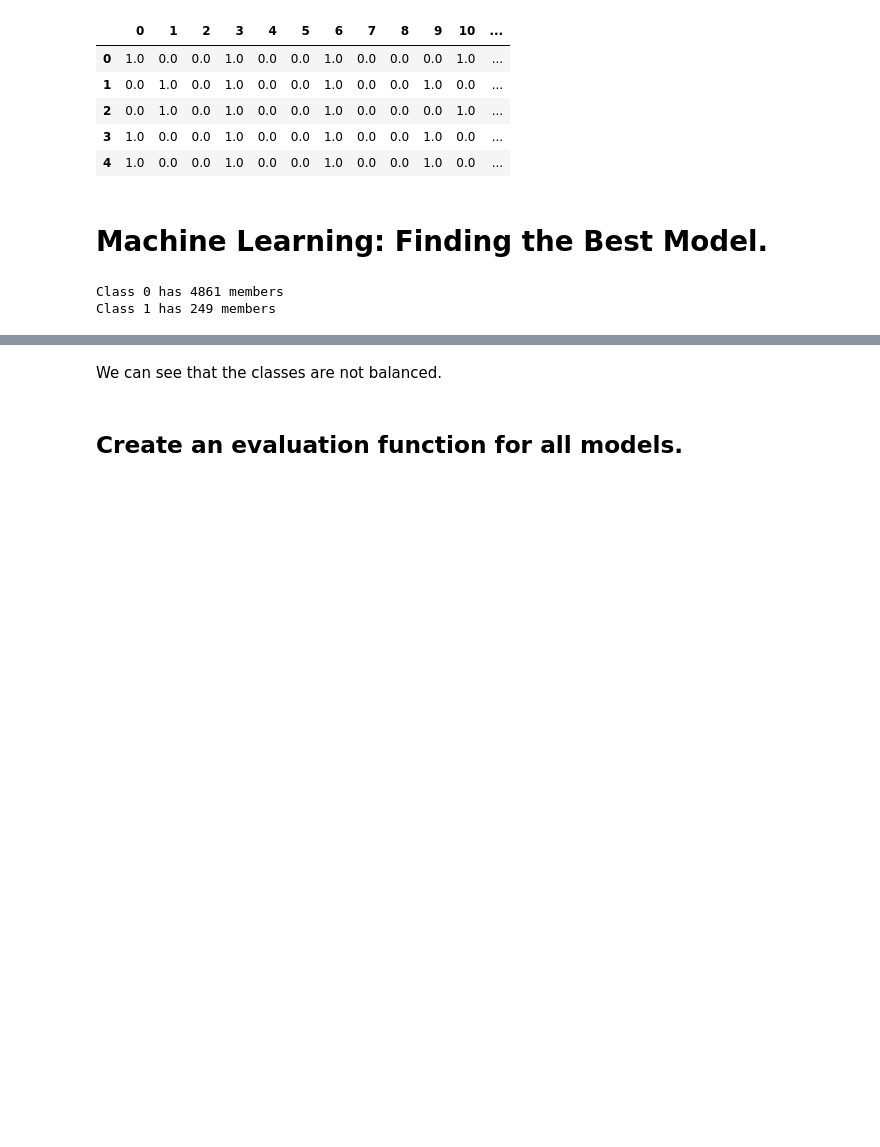
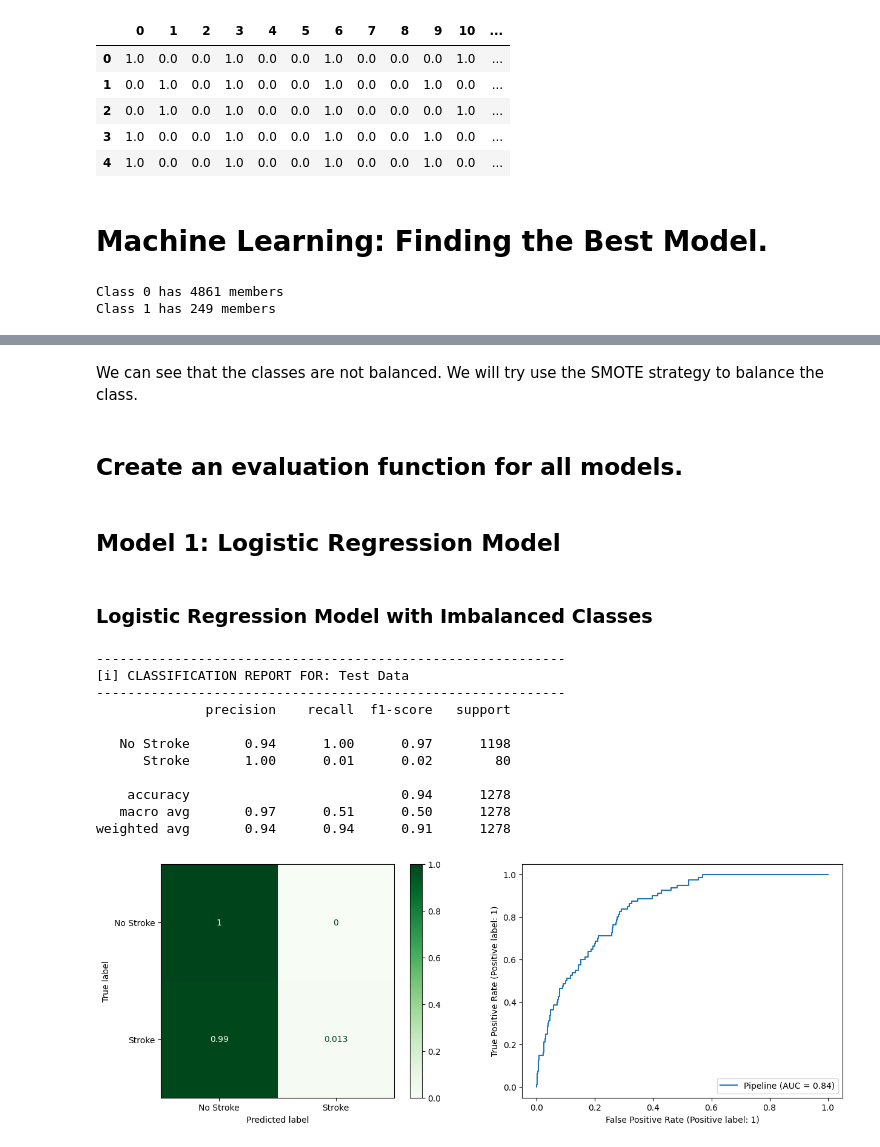
Before and after one commit to QianFu520/Machine-Learning-Stroke-Prediction, a Jupyter notebook: Part 4-Machine Learning.ipynb, the cells around one changed output, grey strips where cells are left out. Cells and saved outputs as stored; diff of their text form; code cells hidden in the pictures; blank space fills up the shorter version.

```diff
--- a/Part 4-Machine Learning.ipynb
+++ b/Part 4-Machine Learning.ipynb
@@ -160,28 +170,51 @@ Class 1 has 249 members
 # %% [markdown]
-We can see that the classes are not balanced.
+We can see that the classes are not balanced. We will try use the SMOTE strategy to balance the class.
 # %% [markdown]
 ## Create an evaluation function for all models.
 # %%
 def evaluate_classiffication(model, X_test, y_test, label='Test Data',
-                             figsize=(15,5), normalize='true',
+                             figsize=(15,5), normalize='true', classes=labels,
                              cmap='Greens'):
 
     fig, axes = plt.subplots(1,2, figsize=figsize)
 
-    ## Get Predictions
-    y_pred = model.predict(X_test)
 
-   ## Print classification report for the test data (and make it pretty!)
+    test_pred = model.predict(X_test)
+
+
     print('---'*20)
     print(f"[i] CLASSIFICATION REPORT FOR: {label}")
     print('---'*20)
 
-    print(classification_report(y_test, y_pred))
+    print(classification_report(y_test, test_pred, target_names=classes))
 
-    ConfusionMatrixDisplay.from_predictions(y_test,y_pred,
-                normalize=normalize, cmap=cmap,
+    ConfusionMatrixDisplay.from_predictions(y_test,test_pred,
+                normalize=normalize, cmap=cmap, display_labels=classes,
                 ax=axes[0])
 
     RocCurveDisplay.from_estimator(model, X_test, y_test,
                                    ax=axes[1])
     plt.show()
+# %% [markdown]
+## Model 1: Logistic Regression Model
+# %% [markdown]
+### Logistic Regression Model with Imbalanced Classes
+# %%
+logreg = LogisticRegression(max_iter=1000, random_state=42)
+logreg_pipe = make_pipeline(preprocessor, logreg)
+logreg_pipe.fit(X_train, y_train)
+
+evaluate_classiffication(logreg_pipe, X_test, y_test)
+# %% [output]
+------------------------------------------------------------
+[i] CLASSIFICATION REPORT FOR: Test Data
+------------------------------------------------------------
+              precision    recall  f1-score   support
+
+   No Stroke       0.94      1.00      0.97      1198
+      Stroke       1.00      0.01      0.02        80
+
+    accuracy                           0.94      1278
+   macro avg       0.97      0.51      0.50      1278
+weighted avg       0.94      0.94      0.91      1278
+[figure, added]
```
Also changed, not shown: parts of 30 cells of this notebook.
